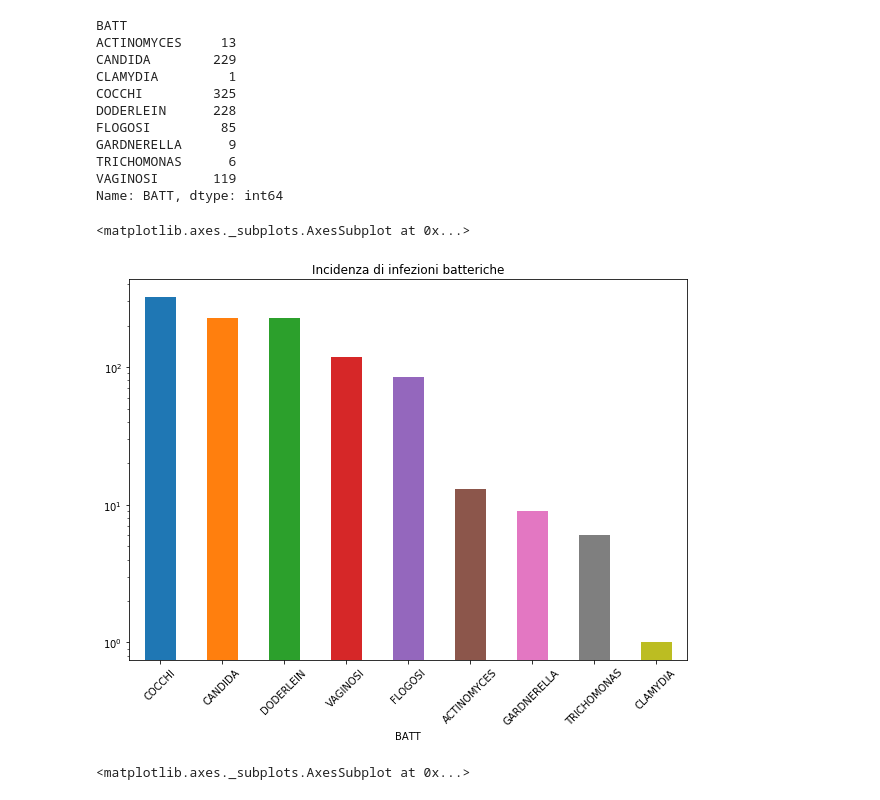
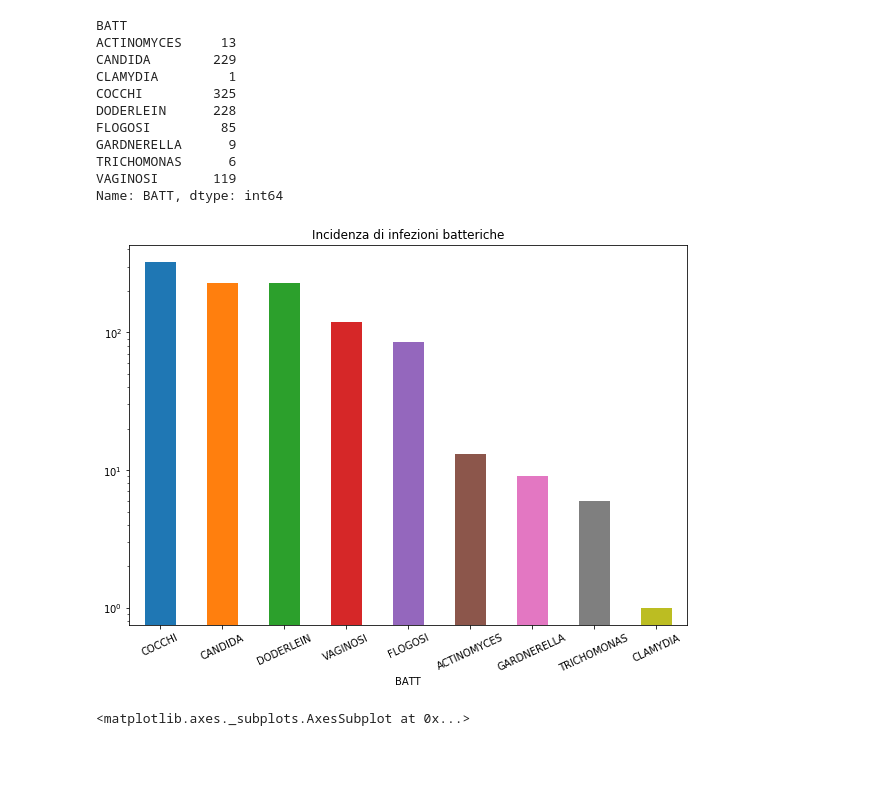
Before and after one commit to Nimerya/Cytological-Reports-Analysis, a Jupyter notebook: exploratory_analysis.ipynb, the cells around one changed output. Drawn from its saved outputs; the diff is of its cells as text; code cells hidden in the pictures; blank space fills up the shorter version.

```diff
--- a/exploratory_analysis.ipynb
+++ b/exploratory_analysis.ipynb
@@ -412,10 +441,10 @@ Name: BATT, dtype: int64
 # %%
 title_batt = 'Incidenza di infezioni batteriche'
 BATT = BATT.sort_values(ascending=False)
-BATT.plot(kind='bar', figsize=(10,7), title = title_batt, rot=45, legend=False, logy=True)
+BATT.plot(kind='bar', figsize=(10,7), title = title_batt, rot=25, legend=False, logy=True)
+plt.savefig("plots/batt_barplot")
 # %% [output]
-<matplotlib.axes._subplots.AxesSubplot at 0x...>
-[figure, old version]
+[figure, new version]
 # %%
 BATT.plot(kind='pie', figsize=(10,10), legend=True,\
           explode = explode[:len(BATT)],\
```
Also changed, not shown: parts of 51 cells of this notebook, 38 other files.
